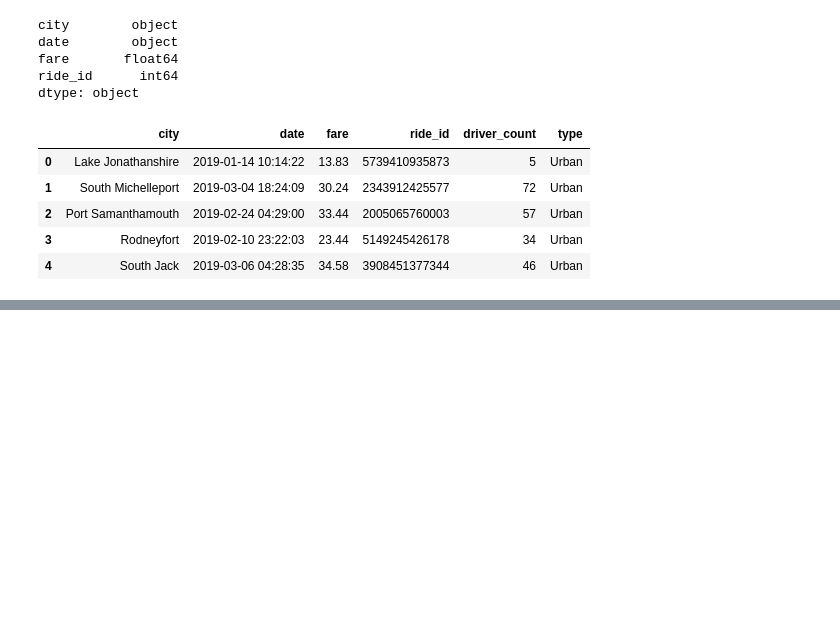
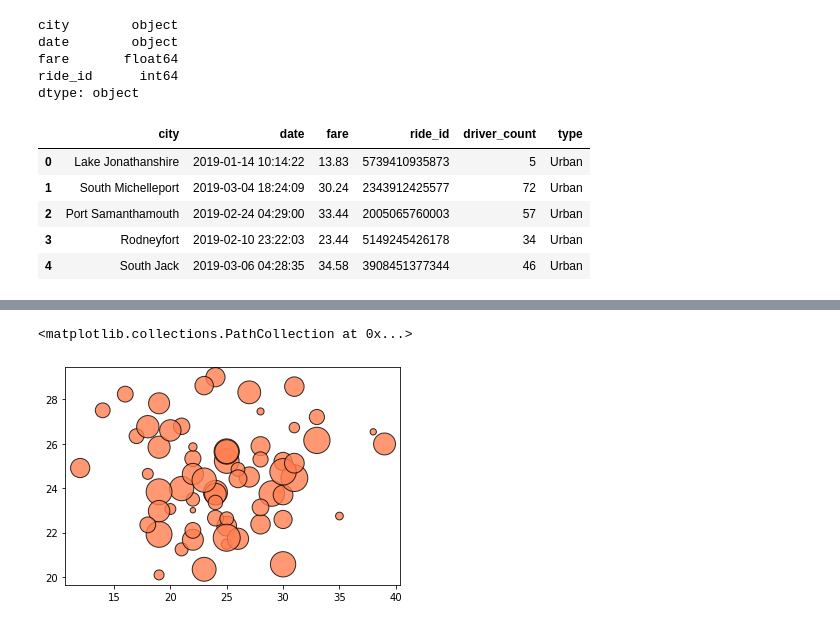
Before and after one commit to sakotiya/RIDE_ANALYSIS, a Jupyter notebook: pyber_ride_analysis.ipynb, the cells around one changed output, grey strips where cells are left out. Cells and saved outputs as stored; diff of their text form; code cells hidden in the pictures; blank space fills up the shorter version.

Commit message:
Graph Analysis Bubble Charts

```diff
--- a/pyber_ride_analysis.ipynb
+++ b/pyber_ride_analysis.ipynb
@@ -149,3 +149,7 @@ pyber_data_df.head()
 | 2 | Port Samanthamouth | 2019-02-24 04:29:00 | 33.44 | 2005065760003 | 57 | Urban |
 | 3 | Rodneyfort | 2019-02-10 23:22:03 | 23.44 | 5149245426178 | 34 | Urban |
 | 4 | South Jack | 2019-03-06 04:28:35 | 34.58 | 3908451377344 | 46 | Urban |
+# %%
+# Create the Urban city DataFrame.
+urban_cities_df = pyber_data_df[pyber_data_df["type"] == "Urban"]
+urban_cities_df.head()
@@ -151,0 +185,3 @@ pyber_data_df.head()
+# %%
+urban_ride_count = urban_cities_df.groupby(["city"]).count()["ride_id"]
+urban_ride_count.head()
@@ -151,0 +244,2 @@ pyber_data_df.head()
+# %%
+urban_avg_fare = urban_cities_df.groupby(["city"]).mean()["fare"]
@@ -151,0 +307,3 @@ pyber_data_df.head()
+# %%
+urban_driver_count = urban_cities_df.groupby(["city"]).mean()["driver_count"]
+urban_driver_count
@@ -151,0 +347,5 @@ pyber_data_df.head()
+# %%
+plt.scatter(urban_ride_count, urban_avg_fare, s = 10*urban_driver_count, c= "coral", edgecolor="black", linewidths =1, alpha = 0.8, label ='Urban')
+# %% [output]
+<matplotlib.collections.PathCollection at 0x...>
+[figure, added]
```
Also changed, not shown: parts of 20 cells of this notebook, 1 other file.
